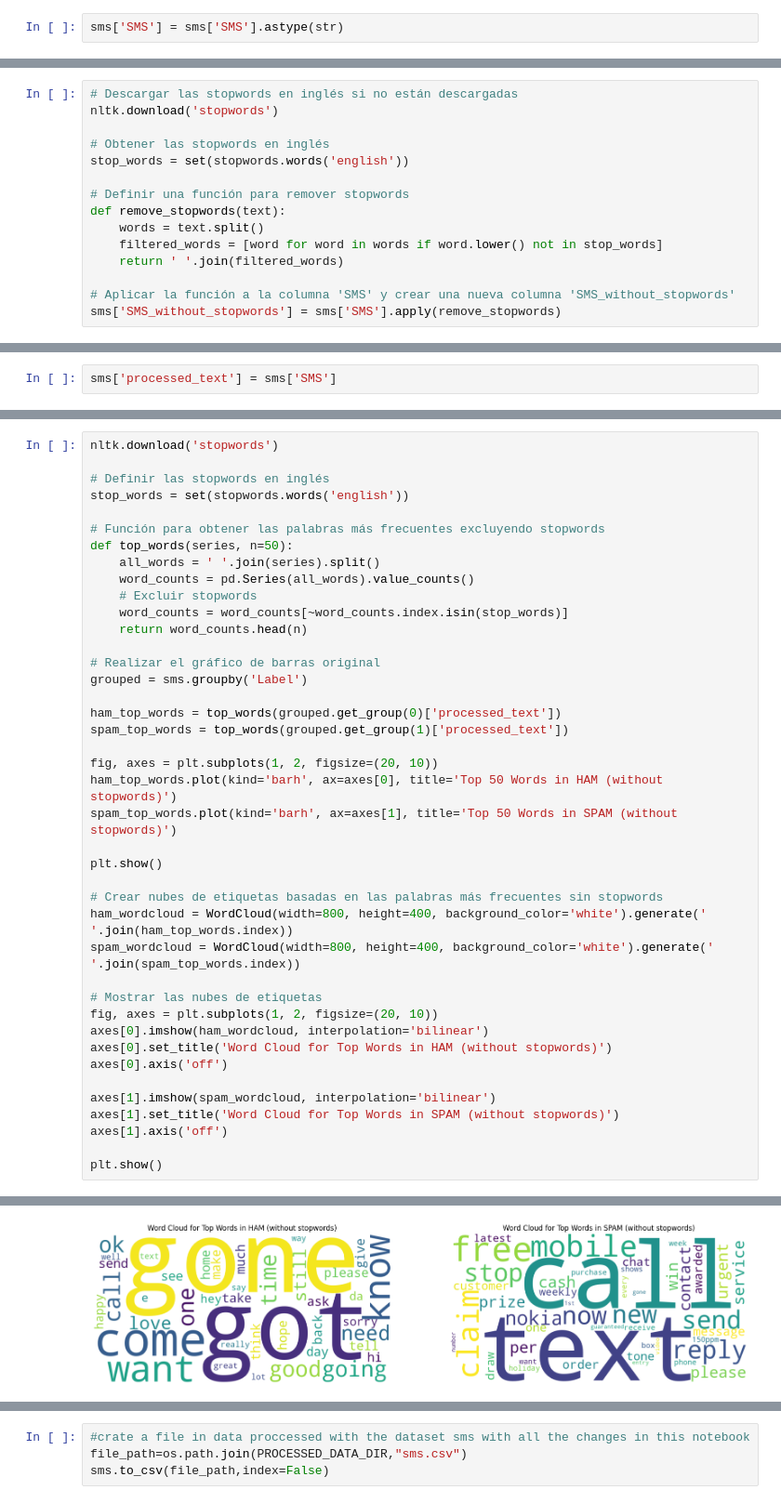
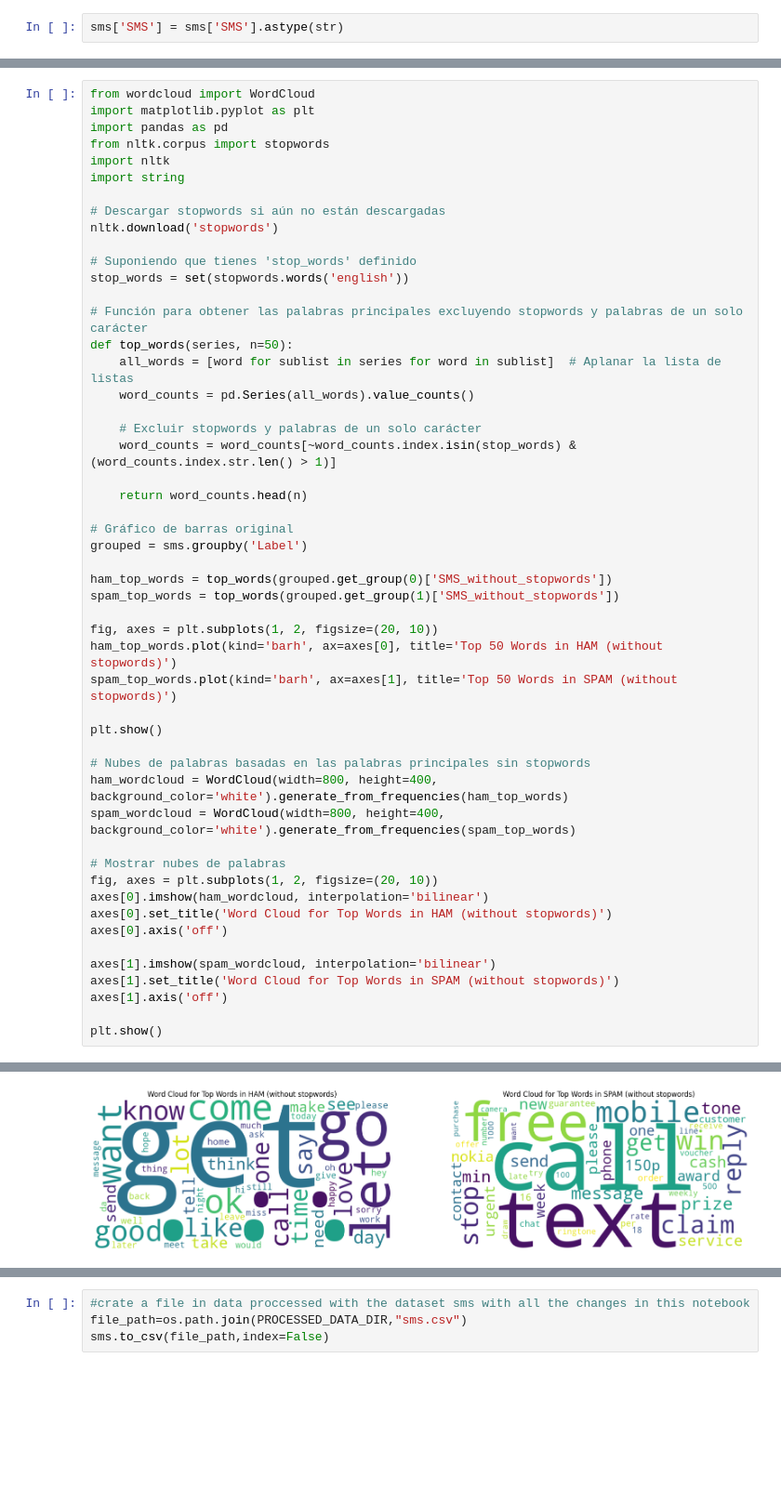
Before and after one commit to lunairazabal/spam_detection_analysis, a Jupyter notebook: notebooks/01_notebook_eda.ipynb, the cells around one changed output, grey strips where cells are left out. Shown: that part at 93% size. Drawn from its saved outputs; the diff is of its cells as text; blank space fills up the shorter version.

```diff
--- a/notebooks/01_notebook_eda.ipynb
+++ b/notebooks/01_notebook_eda.ipynb
@@ -248,15 +353,0 @@ sms['lemmatized_text'] = sms['SMS'].apply(lambda x: lemmatize_words(nltk.word_to
-# %%
-# Descargar las stopwords en inglés si no están descargadas
-nltk.download('stopwords')
-
-# Obtener las stopwords en inglés
-stop_words = set(stopwords.words('english'))
-
-# Definir una función para remover stopwords
-def remove_stopwords(text):
-    words = text.split()
-    filtered_words = [word for word in words if word.lower() not in stop_words]
-    return ' '.join(filtered_words)
-
-# Aplicar la función a la columna 'SMS' y crear una nueva columna 'SMS_without_stopwords'
-sms['SMS_without_stopwords'] = sms['SMS'].apply(remove_stopwords)
@@ -267,2 +353,0 @@ sms['SMS_without_stopwords'] = sms['SMS'].apply(remove_stopwords)
-# %%
-sms['processed_text'] = sms['SMS']
@@ -269,22 +363,32 @@ sms['processed_text'] = sms['SMS']
 # %%
+from wordcloud import WordCloud
+import matplotlib.pyplot as plt
+import pandas as pd
+from nltk.corpus import stopwords
+import nltk
+import string
+
+# Descargar stopwords si aún no están descargadas
 nltk.download('stopwords')
 
-# Definir las stopwords en inglés
+# Suponiendo que tienes 'stop_words' definido
 stop_words = set(stopwords.words('english'))
 
-# Función para obtener las palabras más frecuentes excluyendo stopwords
+# Función para obtener las palabras principales excluyendo stopwords y palabras de un solo carácter
 def top_words(series, n=50):
-    all_words = ' '.join(series).split()
+    all_words = [word for sublist in series for word in sublist]  # Aplanar la lista de listas
     word_counts = pd.Series(all_words).value_counts()
-    # Excluir stopwords
-    word_counts = word_counts[~word_counts.index.isin(stop_words)]
+
+    # Excluir stopwords y palabras de un solo carácter
+    word_counts = word_counts[~word_counts.index.isin(stop_words) & (word_counts.index.str.len() > 1)]
+
     return word_counts.head(n)
 
-# Realizar el gráfico de barras original
+# Gráfico de barras original
 grouped = sms.groupby('Label')
 
-ham_top_words = top_words(grouped.get_group(0)['processed_text'])
-spam_top_words = top_words(grouped.get_group(1)['processed_text'])
+ham_top_words = top_words(grouped.get_group(0)['SMS_without_stopwords'])
+spam_top_words = top_words(grouped.get_group(1)['SMS_without_stopwords'])
 
 fig, axes = plt.subplots(1, 2, figsize=(20, 10))
 ham_top_words.plot(kind='barh', ax=axes[0], title='Top 50 Words in HAM (without stopwords)')
@@ -292,11 +396,11 @@ spam_top_words.plot(kind='barh', ax=axes[1], title='Top 50 Words in SPAM (withou
 
 plt.show()
 
-# Crear nubes de etiquetas basadas en las palabras más frecuentes sin stopwords
-ham_wordcloud = WordCloud(width=800, height=400, background_color='white').generate(' '.join(ham_top_words.index))
-spam_wordcloud = WordCloud(width=800, height=400, background_color='white').generate(' '.join(spam_top_words.index))
+# Nubes de palabras basadas en las palabras principales sin stopwords
+ham_wordcloud = WordCloud(width=800, height=400, background_color='white').generate_from_frequencies(ham_top_words)
+spam_wordcloud = WordCloud(width=800, height=400, background_color='white').generate_from_frequencies(spam_top_words)
 
-# Mostrar las nubes de etiquetas
+# Mostrar nubes de palabras
 fig, axes = plt.subplots(1, 2, figsize=(20, 10))
 axes[0].imshow(ham_wordcloud, interpolation='bilinear')
 axes[0].set_title('Word Cloud for Top Words in HAM (without stopwords)')
@@ -315,4 +419,4 @@ plt.show()
-[figure, old version]
+[figure, new version]
 # %%
 # Obtener el total de palabras en cada grupo (SPAM y HAM)
 total_ham_words = ham_top_words.sum()
```
Also changed, not shown: parts of 17 cells of this notebook, 12 other files.
